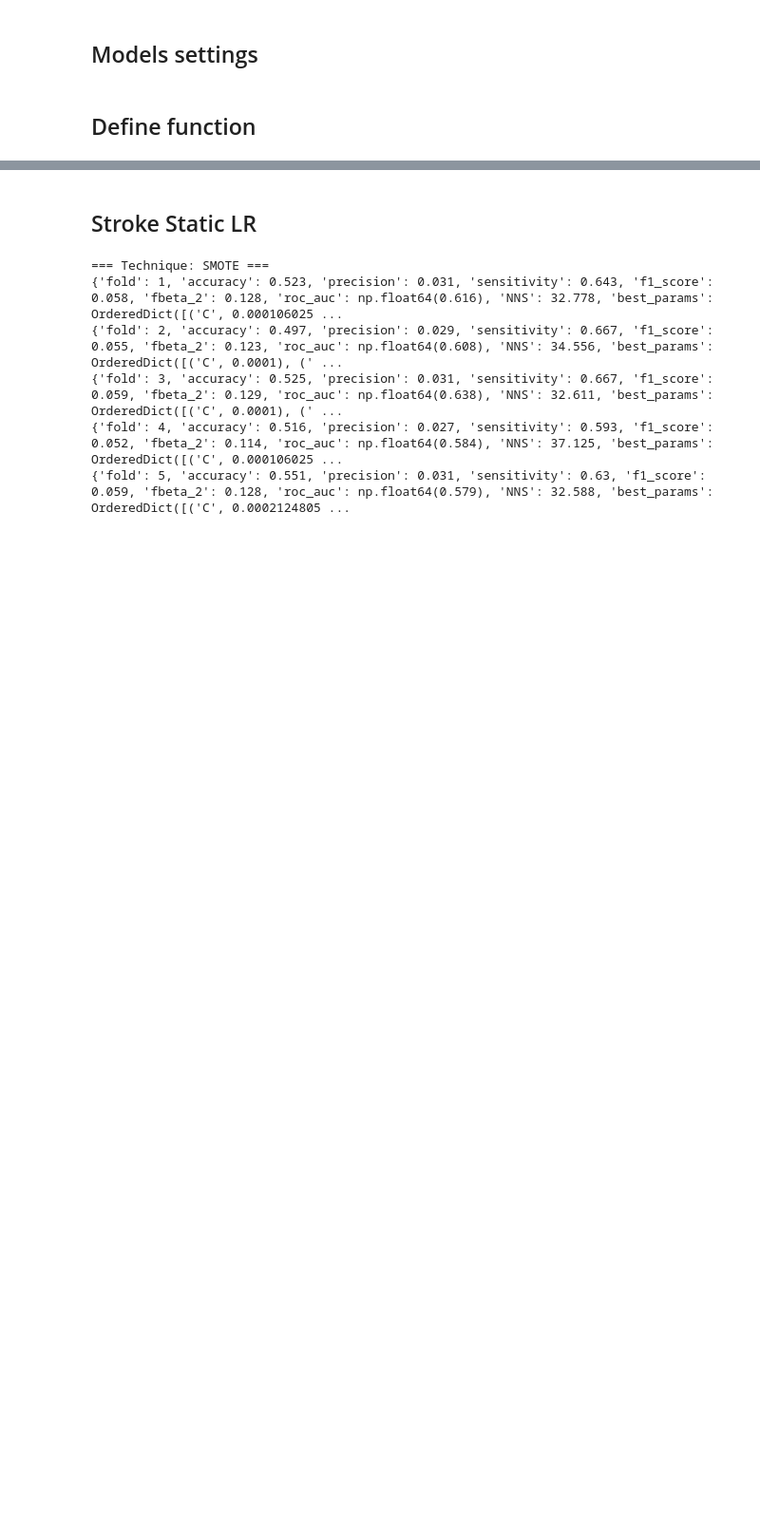
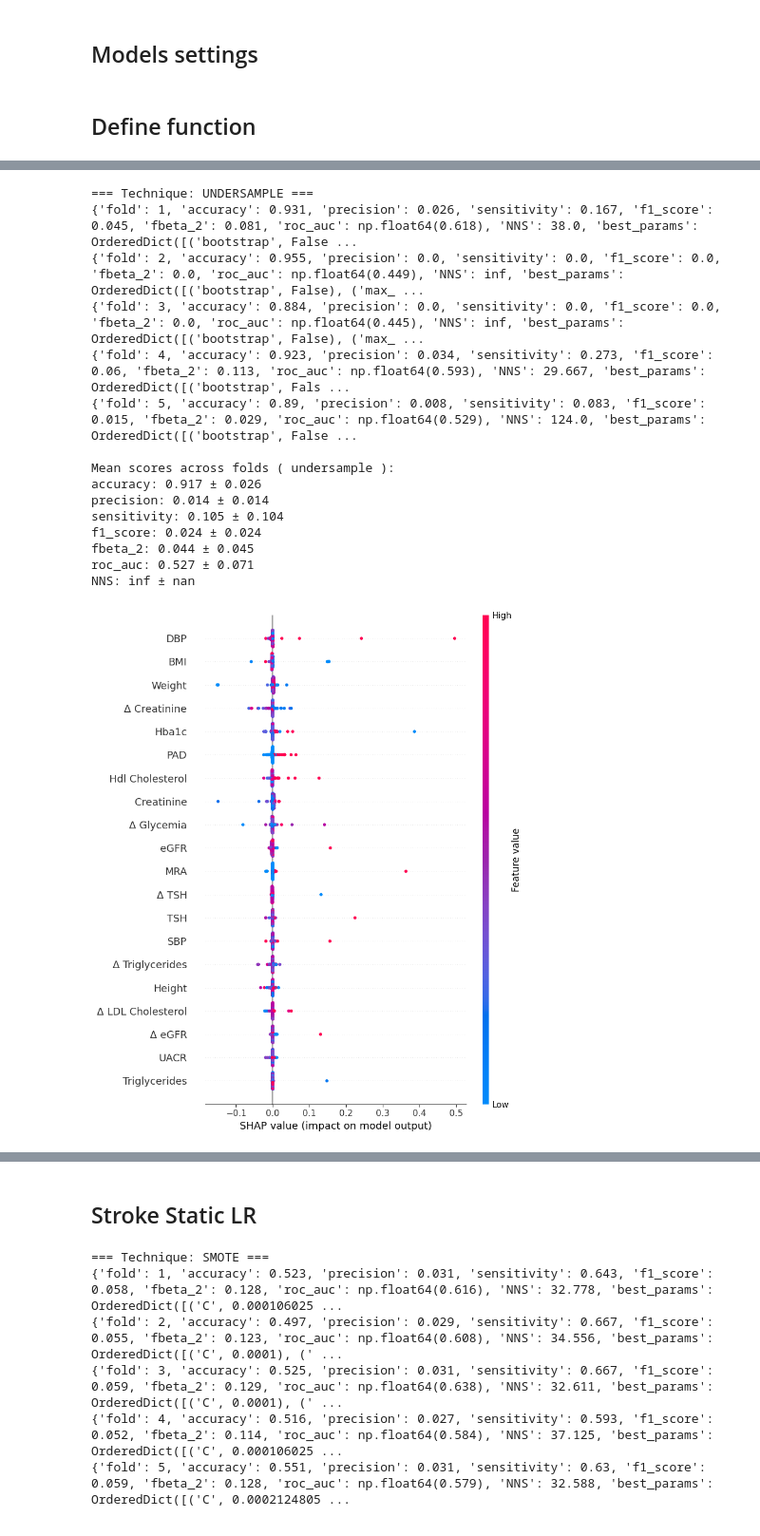
Before and after one commit to rique-git/Thesis-MEIC-IST, a Jupyter notebook: notebooks/44. Feature importances.ipynb, the cells around one changed output, grey strips where cells are left out. Shown at 95% size. Drawn from its saved outputs; the diff is of its cells as text; code cells hidden in the pictures; blank space fills up the shorter version.

```diff
--- a/notebooks/44. Feature importances.ipynb
+++ b/notebooks/44. Feature importances.ipynb
@@ -385,0 +428,29 @@ def run_cv_with_sampling(
+# %%
+results = run_cv_with_sampling(
+    X_full=data_slope,
+    target_cols=targets,
+    target_name="y_stk_or_aemb_12_months",
+    optimizer_map=optimizer_map,
+    model_name="rf",
+    sampling="undersample",
+    n_splits=5,
+    random_state=42,
+    explainer="kernel"
+)
+# %% [output]
+=== Technique: UNDERSAMPLE ===
+{'fold': 1, 'accuracy': 0.931, 'precision': 0.026, 'sensitivity': 0.167, 'f1_score': 0.045, 'fbeta_2': 0.081, 'roc_auc': np.float64(0.618), 'NNS': 38.0, 'best_params': OrderedDict([('bootstrap', False ...
+{'fold': 2, 'accuracy': 0.955, 'precision': 0.0, 'sensitivity': 0.0, 'f1_score': 0.0, 'fbeta_2': 0.0, 'roc_auc': np.float64(0.449), 'NNS': inf, 'best_params': OrderedDict([('bootstrap', False), ('max_ ...
+{'fold': 3, 'accuracy': 0.884, 'precision': 0.0, 'sensitivity': 0.0, 'f1_score': 0.0, 'fbeta_2': 0.0, 'roc_auc': np.float64(0.445), 'NNS': inf, 'best_params': OrderedDict([('bootstrap', False), ('max_ ...
+{'fold': 4, 'accuracy': 0.923, 'precision': 0.034, 'sensitivity': 0.273, 'f1_score': 0.06, 'fbeta_2': 0.113, 'roc_auc': np.float64(0.593), 'NNS': 29.667, 'best_params': OrderedDict([('bootstrap', Fals ...
+{'fold': 5, 'accuracy': 0.89, 'precision': 0.008, 'sensitivity': 0.083, 'f1_score': 0.015, 'fbeta_2': 0.029, 'roc_auc': np.float64(0.529), 'NNS': 124.0, 'best_params': OrderedDict([('bootstrap', False ...
+
+Mean scores across folds ( undersample ):
+accuracy: 0.917 ± 0.026
+precision: 0.014 ± 0.014
+sensitivity: 0.105 ± 0.104
+f1_score: 0.024 ± 0.024
+fbeta_2: 0.044 ± 0.045
+roc_auc: 0.527 ± 0.071
+NNS: inf ± nan
+[figure, added]
```
Also changed, not shown: parts of 7 cells of this notebook, 1 other file.
